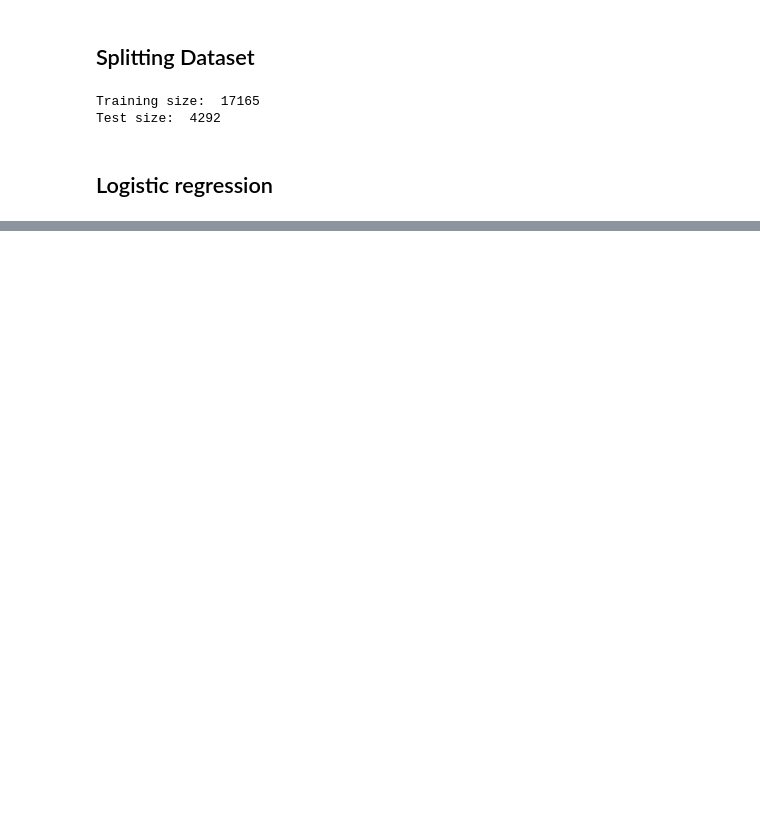
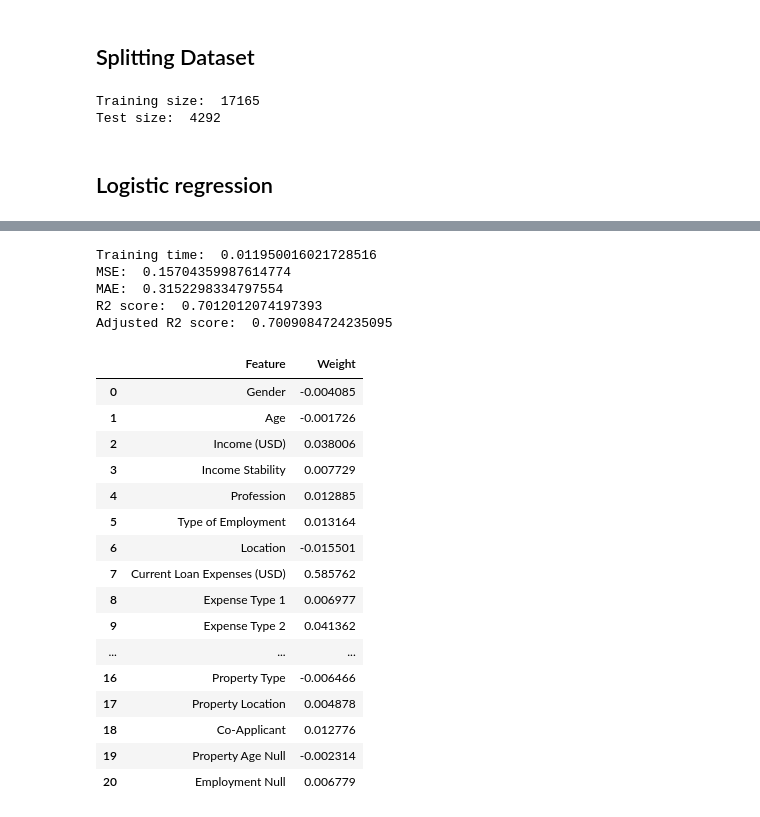
Before and after one commit to KarthikPreVin/MACHINE-LEARNING-LAB, a Jupyter notebook: ASSIGNMENT 3/ASSIGNMENT 3.ipynb, the cells around one changed output, grey strips where cells are left out. Saved outputs shown, nothing was run; the diff lists cells and outputs as text; code cells hidden in the pictures; blank space fills up the shorter version.

```diff
--- a/ASSIGNMENT 3/ASSIGNMENT 3.ipynb
+++ b/ASSIGNMENT 3/ASSIGNMENT 3.ipynb
@@ -293,0 +408,26 @@ AttributeError: 'LinearRegression' object has no attribute 'coef_'
+# %%
+ridge = Ridge(alpha = 1)
+evaluate(ridge)
+# %% [output]
+Training time:  0.011950016021728516
+MSE:  0.15704359987614774
+MAE:  0.3152298334797554
+R2 score:  0.7012012074197393
+Adjusted R2 score:  0.7009084724235095
+|  | Feature | Weight |
+| 0 | Gender | -0.004085 |
+| 1 | Age | -0.001726 |
+| 2 | Income (USD) | 0.038006 |
+| 3 | Income Stability | 0.007729 |
+| 4 | Profession | 0.012885 |
+| 5 | Type of Employment | 0.013164 |
+| 6 | Location | -0.015501 |
+| 7 | Current Loan Expenses (USD) | 0.585762 |
+| 8 | Expense Type 1 | 0.006977 |
+| 9 | Expense Type 2 | 0.041362 |
+| ... | ... | ... |
+| 16 | Property Type | -0.006466 |
+| 17 | Property Location | 0.004878 |
+| 18 | Co-Applicant | 0.012776 |
+| 19 | Property Age Null | -0.002314 |
+| 20 | Employment Null | 0.006779 |
```
Also changed, not shown: parts of 13 cells of this notebook.
